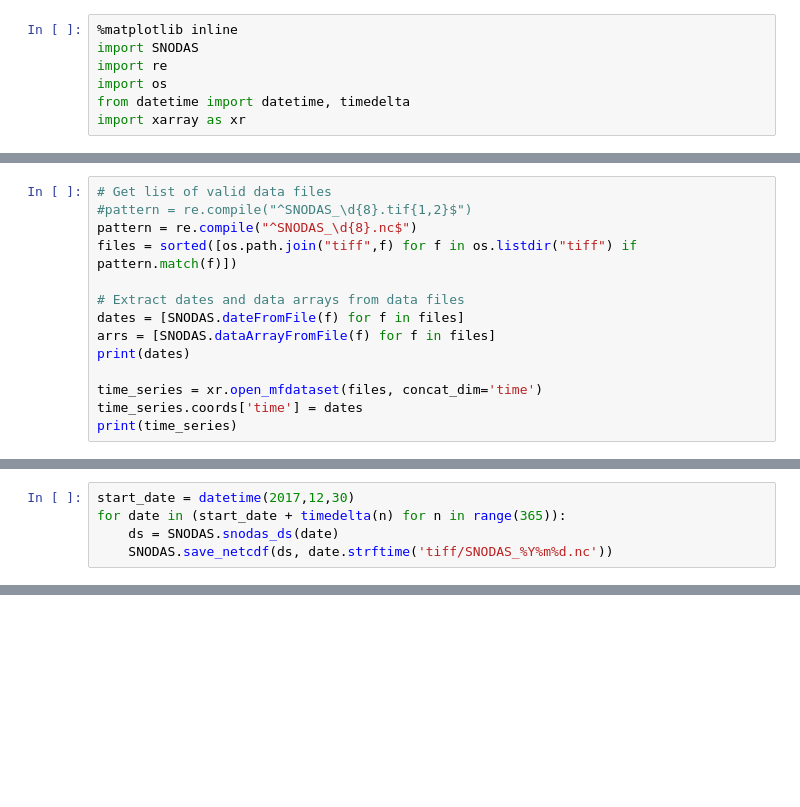
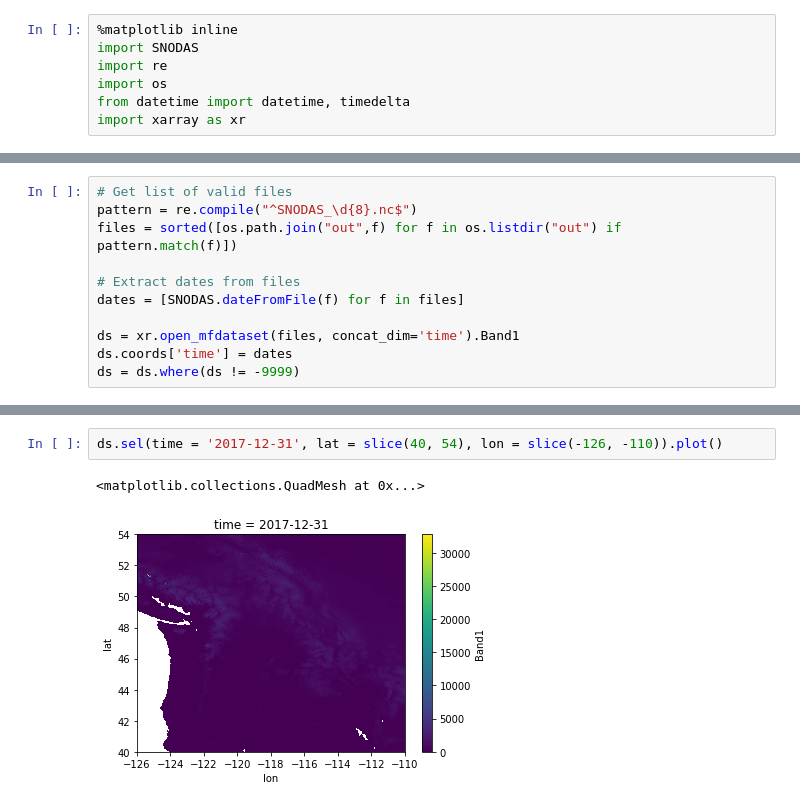
Before and after one commit to communitysnowobs/validation, a Jupyter notebook: SNODAS/SNODAS Wrapper.ipynb, the cells around one changed output, grey strips where cells are left out. Drawn from its saved outputs; the diff is of its cells as text; blank space fills up the shorter version.

Commit message:
Updated SNODAS notebook with further comments

```diff
--- a/SNODAS/SNODAS Wrapper.ipynb
+++ b/SNODAS/SNODAS Wrapper.ipynb
@@ -10,14 +22,11 @@ import xarray as xr
 # %%
-# Get list of valid data files
-#pattern = re.compile("^SNODAS_\d{8}.tif{1,2}$")
+# Get list of valid files
 pattern = re.compile("^SNODAS_\d{8}.nc$")
-files = sorted([os.path.join("tiff",f) for f in os.listdir("tiff") if pattern.match(f)])
+files = sorted([os.path.join("out",f) for f in os.listdir("out") if pattern.match(f)])
 
-# Extract dates and data arrays from data files
+# Extract dates from files
 dates = [SNODAS.dateFromFile(f) for f in files]
-arrs = [SNODAS.dataArrayFromFile(f) for f in files]
-print(dates)
 
-time_series = xr.open_mfdataset(files, concat_dim='time')
-time_series.coords['time'] = dates
-print(time_series)
+ds = xr.open_mfdataset(files, concat_dim='time').Band1
+ds.coords['time'] = dates
+ds = ds.where(ds != -9999)
@@ -39,5 +32,0 @@ Attributes:
-# %%
-start_date = datetime(2017,12,30)
-for date in (start_date + timedelta(n) for n in range(365)):
-    ds = SNODAS.snodas_ds(date)
-    SNODAS.save_netcdf(ds, date.strftime('tiff/SNODAS_%Y%m%d.nc'))
@@ -43,0 +36,5 @@ for date in (start_date + timedelta(n) for n in range(365)):
+# %%
+ds.sel(time = '2017-12-31', lat = slice(40, 54), lon = slice(-126, -110)).plot()
+# %% [output]
+<matplotlib.collections.QuadMesh at 0x...>
+[figure, added]
```
Also changed, not shown: parts of 9 cells of this notebook, 1 other file.
